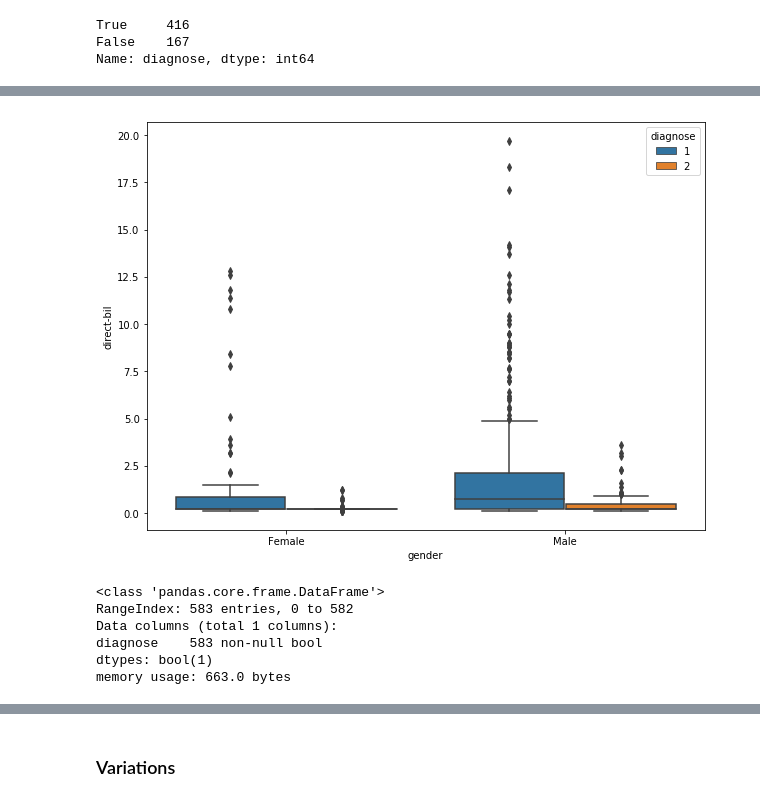
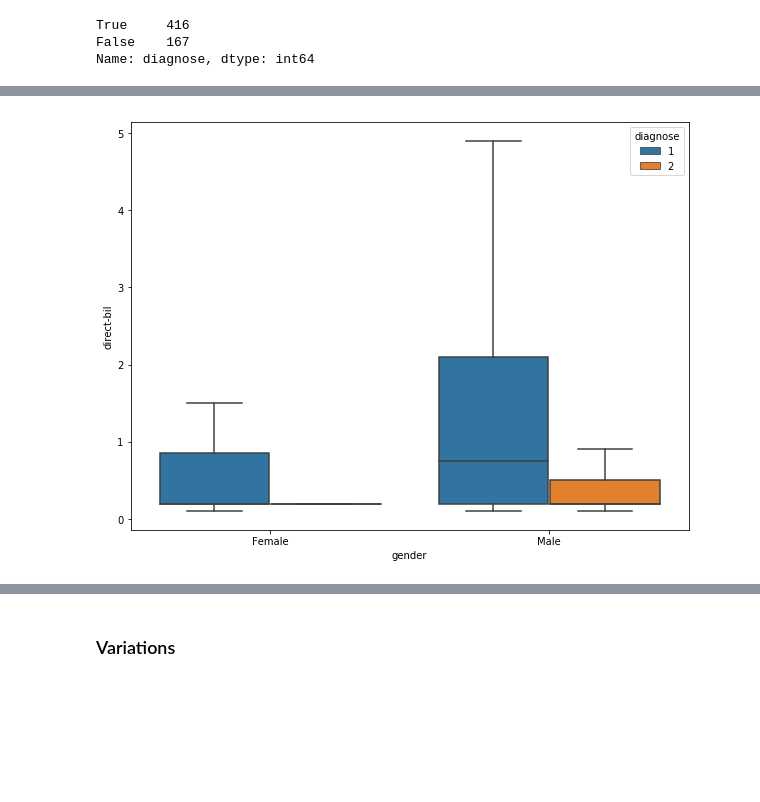
Before and after one commit to MarionMcG/fundamentals_data_analysis, a Jupyter notebook: boxplots.ipynb, the cells around one changed output, grey strips where cells are left out. Drawn from its saved outputs; the diff is of its cells as text; code cells hidden in the pictures; blank space fills up the shorter version.

Commit message:
Markdown, disregard fliers, and delete some unnecessary code cells. Only looking at alb and total-bil

```diff
--- a/boxplots.ipynb
+++ b/boxplots.ipynb
@@ -294,17 +293,7 @@ In the above dataset, we have data on Indiant patients, 416 of whom have been di
 # %%
 ax=plt.subplots(figsize=(10, 7.5))
-ax = sns.boxplot(x = 'gender', y='direct-bil', hue = 'diagnose', data = df2);
+ax = sns.boxplot(x = 'gender', y='direct-bil', hue = 'diagnose', data = df2, showfliers=False);
 # %% [output]
-[figure, old version]
+[figure, new version]
-# %%
-positive=pd.DataFrame(positive)
-positive.info()
-# %% [output]
-<class 'pandas.core.frame.DataFrame'>
-RangeIndex: 583 entries, 0 to 582
-Data columns (total 1 columns):
-diagnose    583 non-null bool
-dtypes: bool(1)
-memory usage: 663.0 bytes
 # %%
 positive = df2.loc[df2['diagnose'] ==(1)]
```
Also changed, not shown: parts of 8 cells of this notebook.
